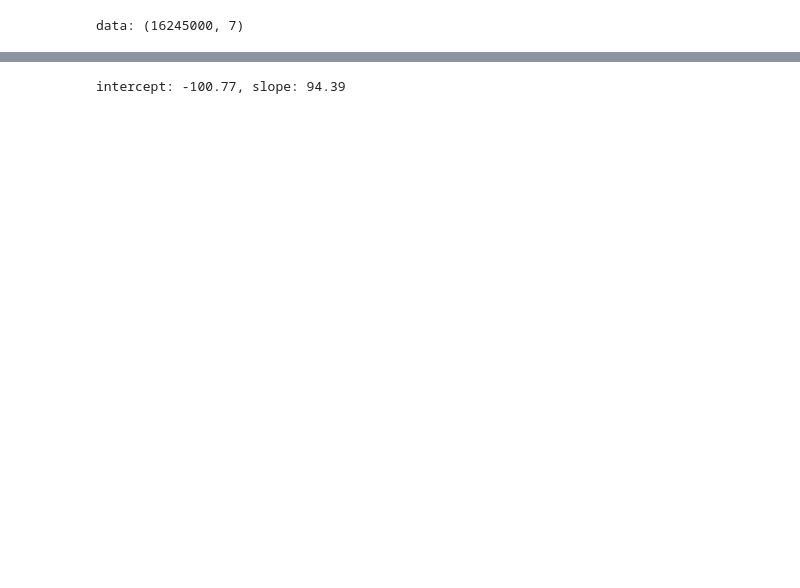
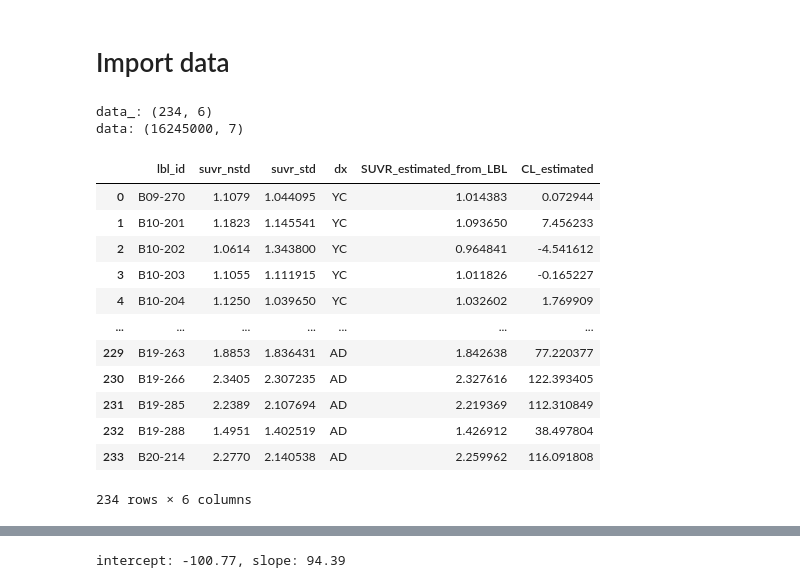
Before and after one commit to dschonhaut/centiloid_calibration, a Jupyter notebook: cl_plots.ipynb, the cells around one changed output, grey strips where cells are left out. Saved outputs shown, nothing was run; the diff lists cells and outputs as text; code cells hidden in the pictures; blank space fills up the shorter version.

```diff
--- a/cl_plots.ipynb
+++ b/cl_plots.ipynb
@@ -28,10 +28,16 @@ font = d.get("font", None)
 lws = d.get("lws", None)
 pad = d.get("pad", None)
 palettes = d.get("palettes", None)
+# %% [markdown]
+# Import data
 # %%
 # Import data
 ssheet_dir = "/Users/dschonhaut/Box/projects/centiloid_calibration/ssheets"
+data_ = pd.read_csv(op.join(ssheet_dir, "final_cohort_SUVR_w_CL_DS.csv"))
 data = pd.read_csv(op.join(ssheet_dir, "bootstrap_CL_DS.csv"))
+mean_yc = 1.013595674
+mean_ad = 2.087774945
+mean_diff = mean_ad - mean_yc
 
 # Format columns
 start_idx = data.columns.tolist().index("1")
@@ -57,6 +63,24 @@ data["bs"] = data["bs"].astype(np.uint16)
 data["suvr"] = data["suvr"].astype(np.float32)
 data["cl"] = data["cl"].astype(np.float32)
 
+print(f"data_: {data_.shape}")
 print(f"data: {data.shape}")
 # %% [output]
+data_: (234, 6)
 data: (16245000, 7)
+# %%
+OLS.fit(data_, "cl ~ suvr + grp", "bs", data, "cl ~ suvr + grp", "bs")
+# %% [output]
+|  | lbl_id | suvr_nstd | suvr_std | dx | SUVR_estimated_from_LBL | CL_estimated |
+| 0 | B09-270 | 1.1079 | 1.044095 | YC | 1.014383 | 0.072944 |
+| 1 | B10-201 | 1.1823 | 1.145541 | YC | 1.093650 | 7.456233 |
+| 2 | B10-202 | 1.0614 | 1.343800 | YC | 0.964841 | -4.541612 |
+| 3 | B10-203 | 1.1055 | 1.111915 | YC | 1.011826 | -0.165227 |
+| 4 | B10-204 | 1.1250 | 1.039650 | YC | 1.032602 | 1.769909 |
+| ... | ... | ... | ... | ... | ... | ... |
+| 229 | B19-263 | 1.8853 | 1.836431 | AD | 1.842638 | 77.220377 |
+| 230 | B19-266 | 2.3405 | 2.307235 | AD | 2.327616 | 122.393405 |
+| 231 | B19-285 | 2.2389 | 2.107694 | AD | 2.219369 | 112.310849 |
+| 232 | B19-288 | 1.4951 | 1.402519 | AD | 1.426912 | 38.497804 |
+| 233 | B20-214 | 2.2770 | 2.140538 | AD | 2.259962 | 116.091808 |
+234 rows × 6 columns
```
Also changed, not shown: parts of 10 cells of this notebook.
